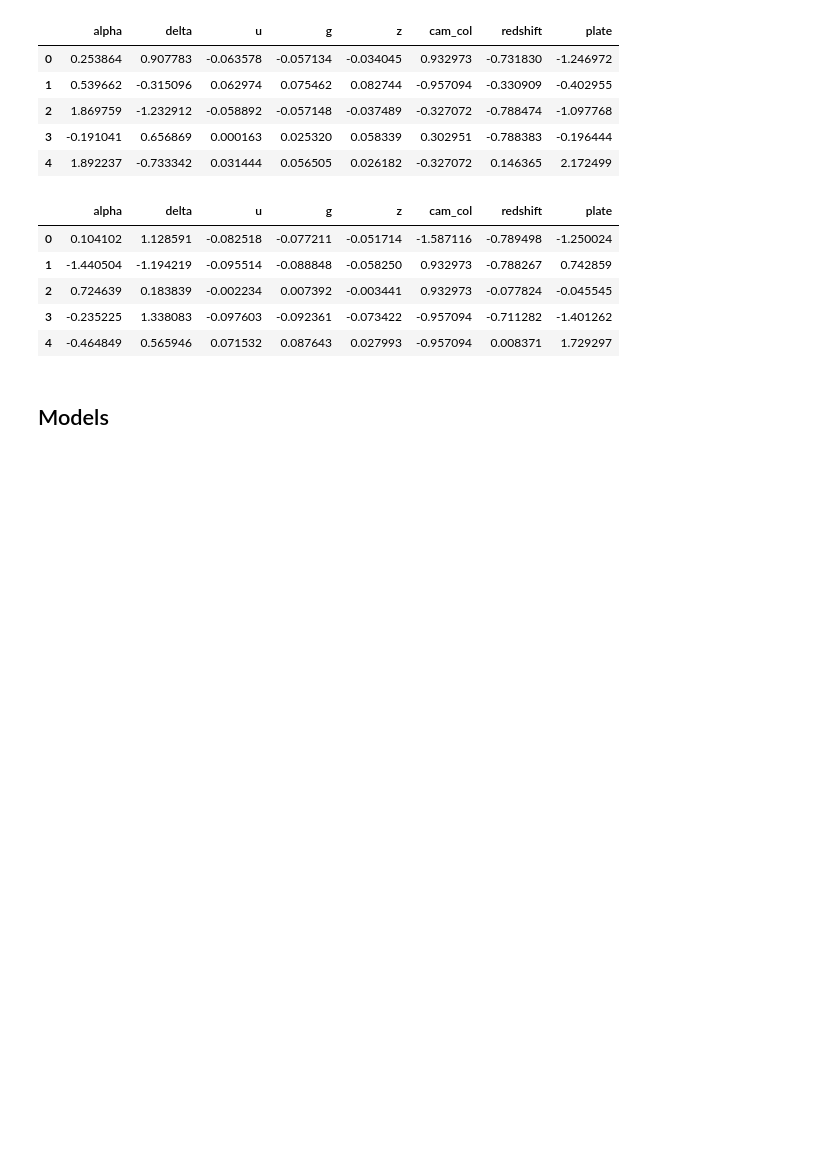
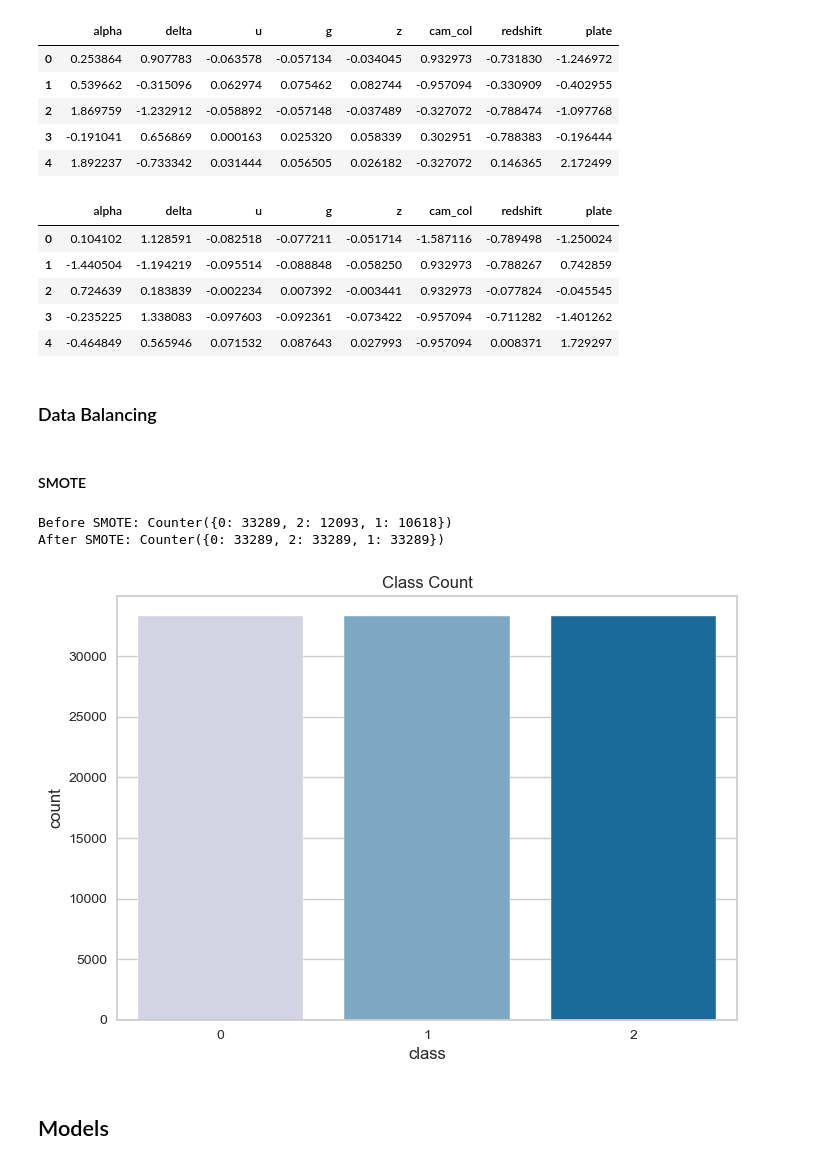
Before and after one commit to aSTRonuun/MachineLearning-2023-Vitor-Alves, a Jupyter notebook: 02-Stelar-Classification-Project/Stelar-Classification-Project-Vitor-Alves-M602497.ipynb, the cells around one changed output. Saved outputs shown, nothing was run; the diff lists cells and outputs as text; code cells hidden in the pictures; blank space fills up the shorter version.

Commit message:
added balencing data step

```diff
--- a/02-Stelar-Classification-Project/Stelar-Classification-Project-Vitor-Alves-M602497.ipynb
+++ b/02-Stelar-Classification-Project/Stelar-Classification-Project-Vitor-Alves-M602497.ipynb
@@ -371,6 +373,27 @@ X_val_sc.head()
 | 2 | 0.724639 | 0.183839 | -0.002234 | 0.007392 | -0.003441 | 0.932973 | -0.077824 | -0.045545 |
 | 3 | -0.235225 | 1.338083 | -0.097603 | -0.092361 | -0.073422 | -0.957094 | -0.711282 | -1.401262 |
 | 4 | -0.464849 | 0.565946 | 0.071532 | 0.087643 | 0.027993 | -0.957094 | 0.008371 | 1.729297 |
+# %% [markdown]
+### Data Balancing
+# %% [markdown]
+#### SMOTE
+# %%
+smote = SMOTE(random_state=42)
+
+print('Before SMOTE: %s' % Counter(y_train))
+
+X_train_sc_smote, y_train_smote = smote.fit_resample(X_train_sc, y_train)
+
+print('After SMOTE: %s' % Counter(y_train_smote))
+# %% [output]
+Before SMOTE: Counter({0: 33289, 2: 12093, 1: 10618})
+After SMOTE: Counter({0: 33289, 2: 33289, 1: 33289})
+# %%
+sns.countplot(x=y_train_smote, palette='PuBu')
+plt.title('Class Count')
+plt.show()
+# %% [output]
+[figure, added]
 # %% [markdown]
 ## Models
 # %% [markdown]
```
Also changed, not shown: parts of 1 cell of this notebook.
